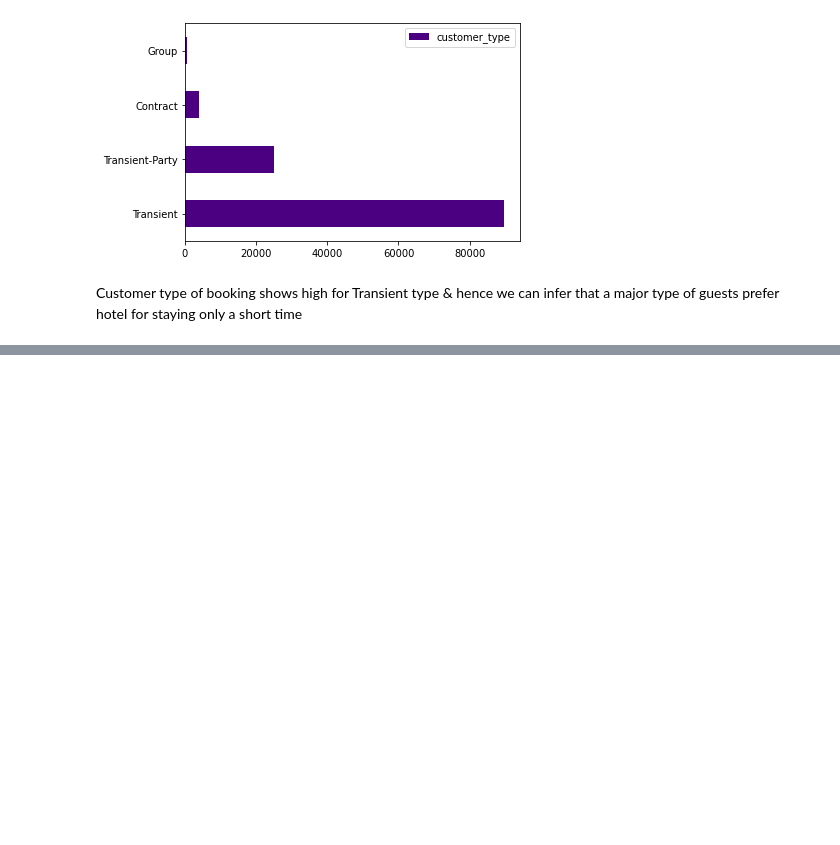
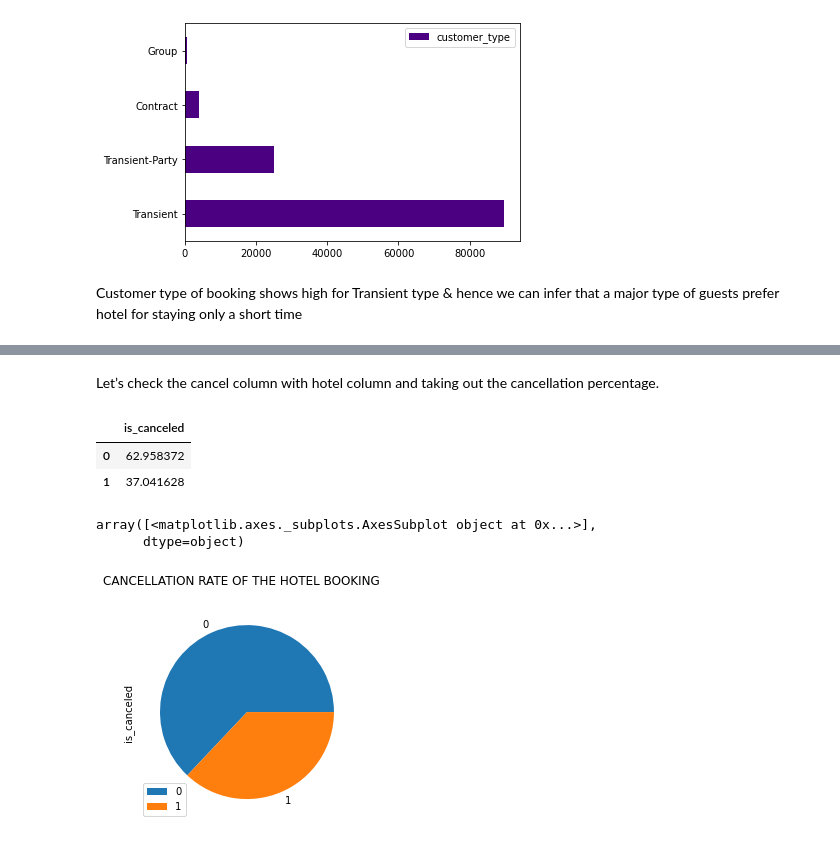
Before and after one commit to MARYSALOMY/HOTEL-BOOKING-ANALYSIS, a Jupyter notebook: Hotel_Booking_Analysis_Mary_Salomy_Alex_Capstone_Project.ipynb, the cells around one changed output, grey strips where cells are left out. Cells and saved outputs as stored; diff of their text form; code cells hidden in the pictures; blank space fills up the shorter version.

```diff
--- a/Hotel_Booking_Analysis_Mary_Salomy_Alex_Capstone_Project.ipynb
+++ b/Hotel_Booking_Analysis_Mary_Salomy_Alex_Capstone_Project.ipynb
@@ -524,0 +532,16 @@ Customer type of booking shows high for Transient type & hence we can infer that
+# %% [markdown]
+Let’s check the cancel column with hotel column and taking out the cancellation percentage.
+# %%
+# Evaluating the cancellation rate
+cancellation_rate = pd.DataFrame(hotel_df['is_canceled'].value_counts()/hotel_df['hotel'].shape[0]*100)
+cancellation_rate
+# %% [output]
+|  | is_canceled |
+| 0 | 62.958372 |
+| 1 | 37.041628 |
+# %%
+cancellation_rate.plot(kind='pie', subplots=True, title = 'CANCELLATION RATE OF THE HOTEL BOOKING')
+# %% [output]
+array([<matplotlib.axes._subplots.AxesSubplot object at 0x...>],
+      dtype=object)
+[figure, added]
```
Also changed, not shown: parts of 17 cells of this notebook.
